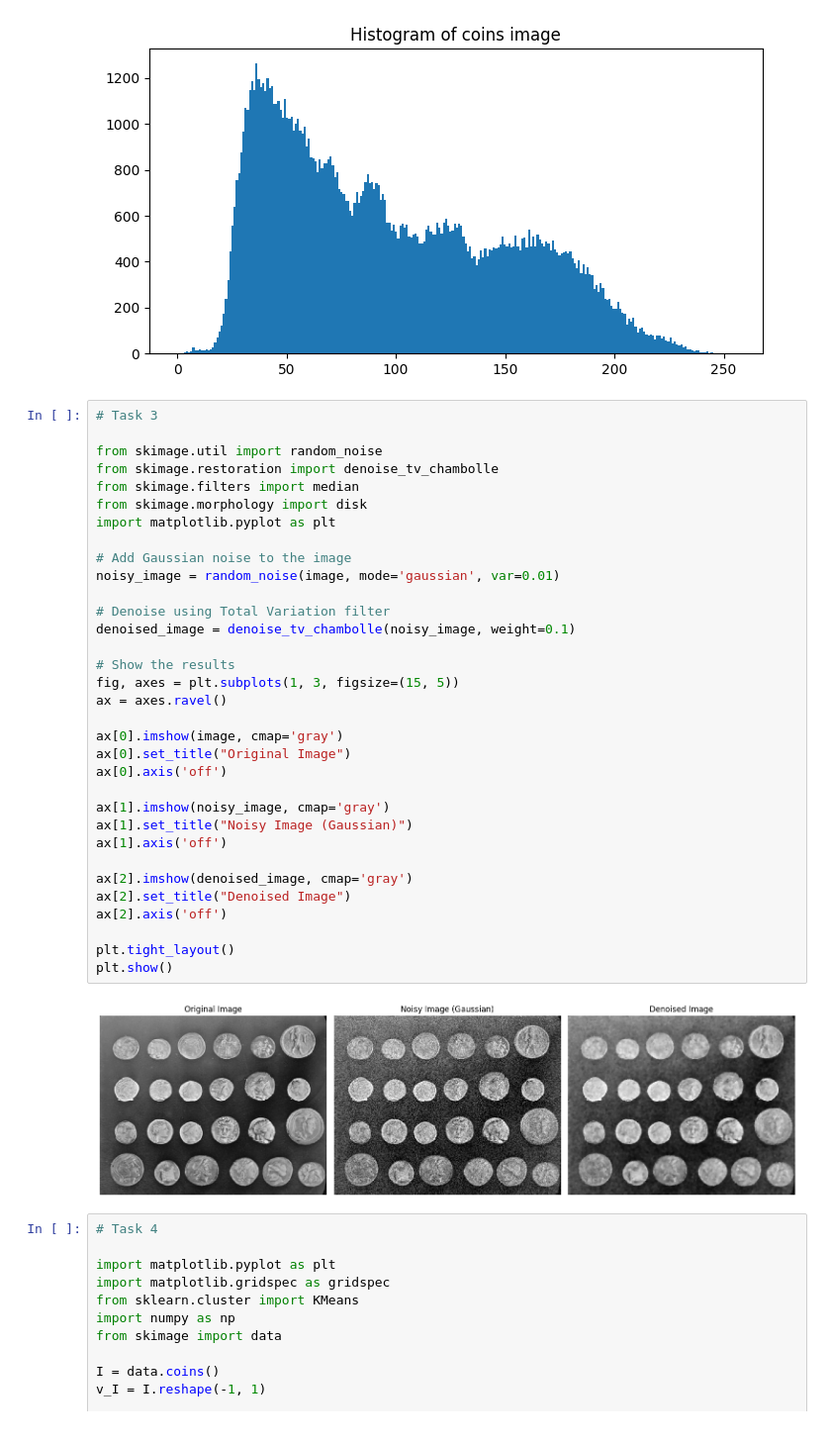
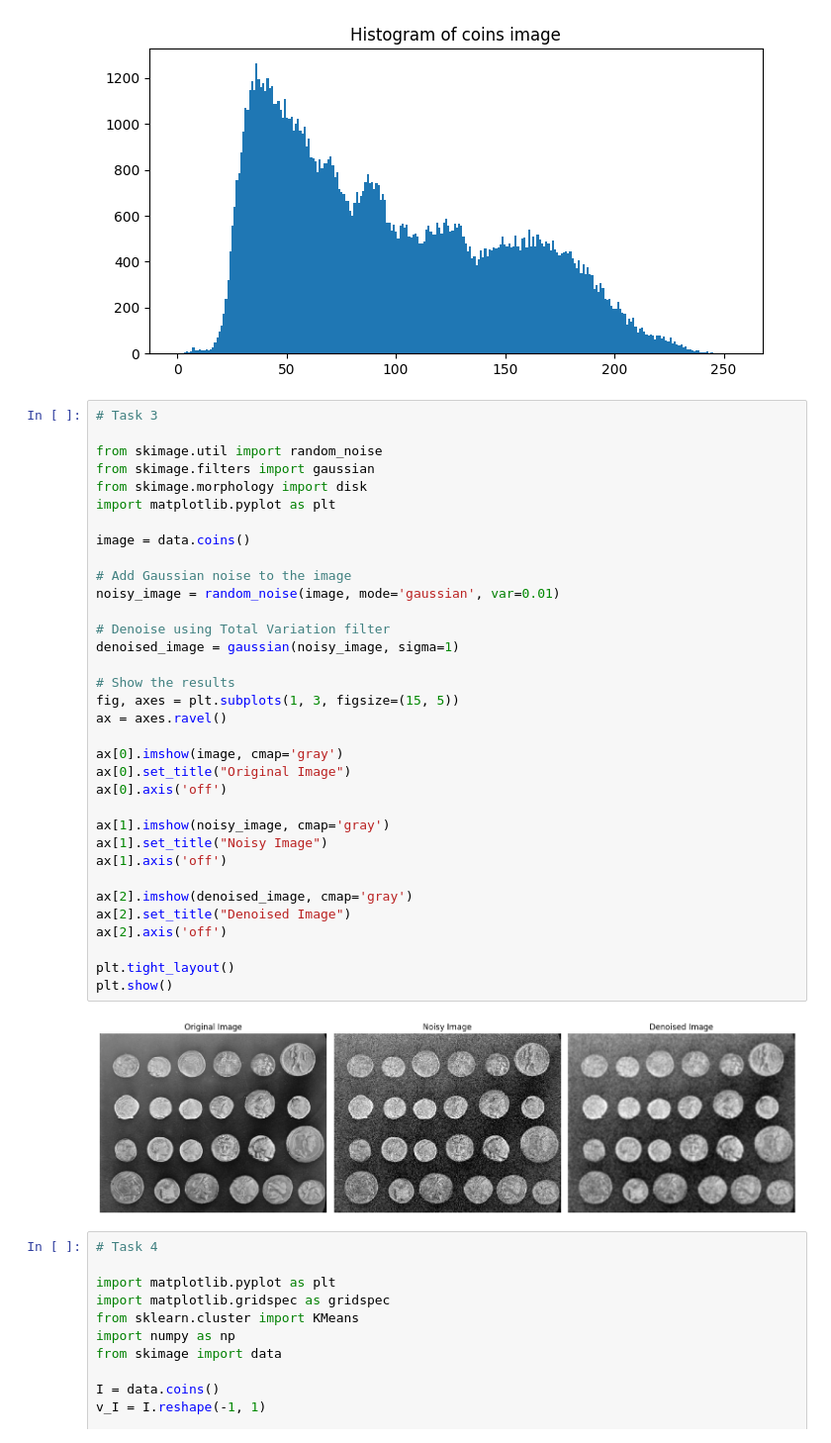
Before and after one commit to erisa03/computer-vision, a Jupyter notebook: test.ipynb, the cells around one changed output. Shown at 99% size. Drawn from its saved outputs; the diff is of its cells as text.

```diff
--- a/test.ipynb
+++ b/test.ipynb
@@ -40,38 +40,39 @@ plt.show()
 # %%
 # Task 3
 
 from skimage.util import random_noise
-from skimage.restoration import denoise_tv_chambolle
-from skimage.filters import median
+from skimage.filters import gaussian
 from skimage.morphology import disk
 import matplotlib.pyplot as plt
+
+image = data.coins()
 
 # Add Gaussian noise to the image
 noisy_image = random_noise(image, mode='gaussian', var=0.01)
 
 # Denoise using Total Variation filter
-denoised_image = denoise_tv_chambolle(noisy_image, weight=0.1)
+denoised_image = gaussian(noisy_image, sigma=1)
 
 # Show the results
 fig, axes = plt.subplots(1, 3, figsize=(15, 5))
 ax = axes.ravel()
 
 ax[0].imshow(image, cmap='gray')
 ax[0].set_title("Original Image")
 ax[0].axis('off')
 
 ax[1].imshow(noisy_image, cmap='gray')
-ax[1].set_title("Noisy Image (Gaussian)")
+ax[1].set_title("Noisy Image")
 ax[1].axis('off')
 
 ax[2].imshow(denoised_image, cmap='gray')
 ax[2].set_title("Denoised Image")
 ax[2].axis('off')
 
 plt.tight_layout()
 plt.show()
 # %% [output]
-[figure, old version]
+[figure, new version]
 # %%
 # Task 4
 
```
